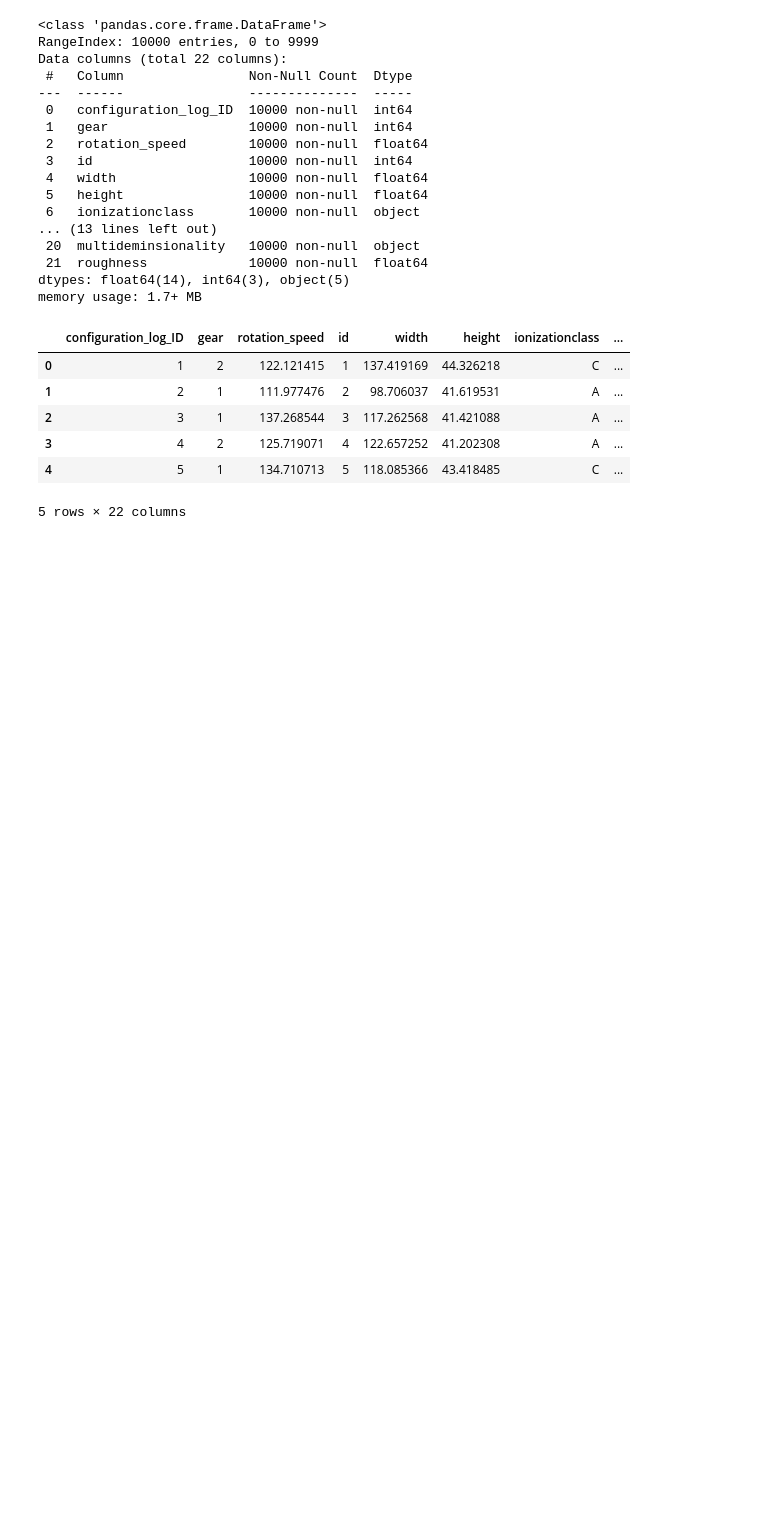
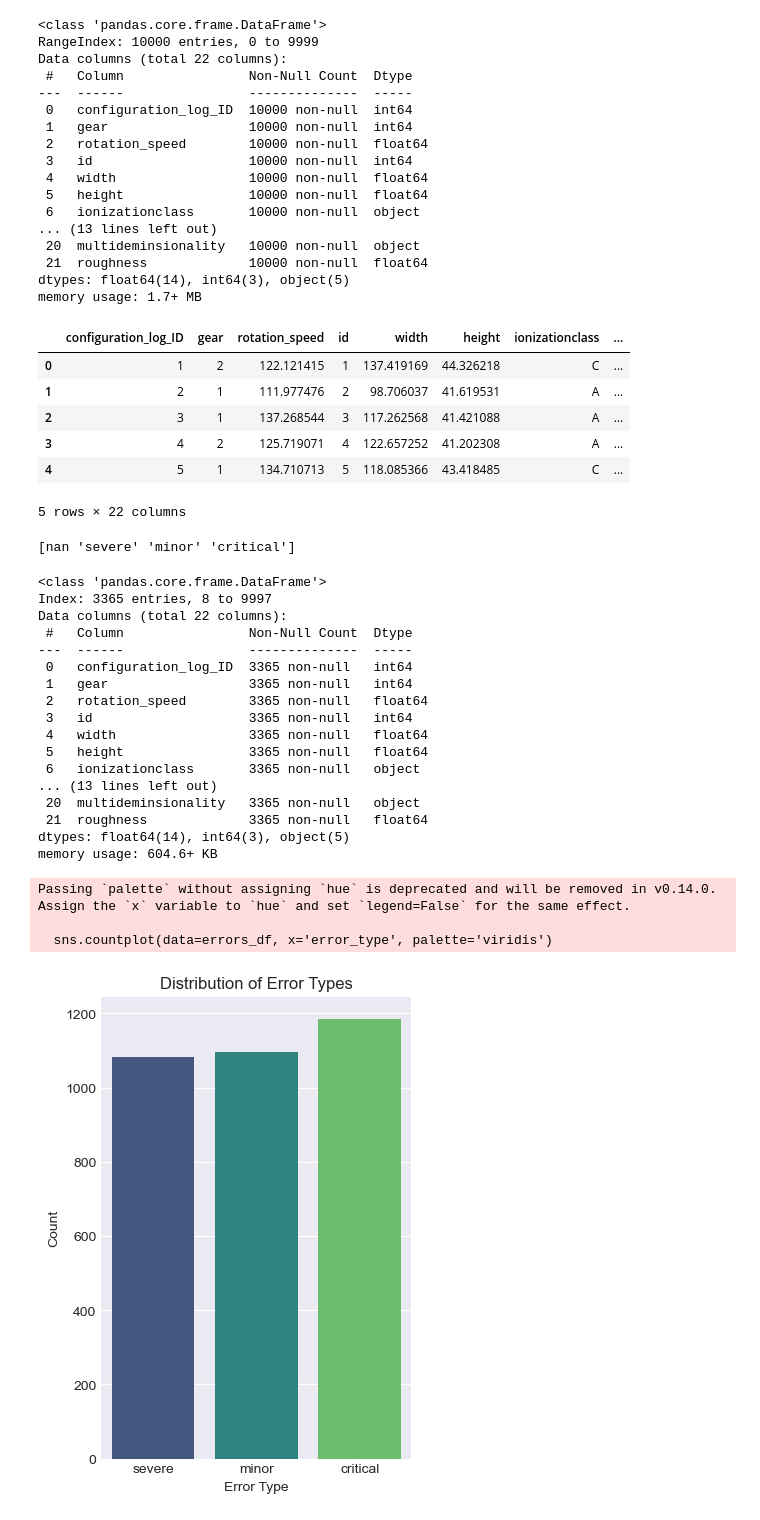
Before and after one commit to Parth-0804/ML_Presentation_Workspace, a Jupyter notebook: ML - SmartBuild Dataset/EDA_Machine_Production.ipynb, the cells around one changed output. Cells and saved outputs as stored; diff of their text form; code cells hidden in the pictures; blank space fills up the shorter version.

```diff
--- a/ML - SmartBuild Dataset/EDA_Machine_Production.ipynb
+++ b/ML - SmartBuild Dataset/EDA_Machine_Production.ipynb
@@ -67,3 +67,41 @@ memory usage: 1.7+ MB
 | 3 | 4 | 2 | 125.719071 | 4 | 122.657252 | 41.202308 | A | ... |
 | 4 | 5 | 1 | 134.710713 | 5 | 118.085366 | 43.418485 | C | ... |
 5 rows × 22 columns
+# %%
+# Show unique values to see what error types exist
+print(merged_df['error_type'].unique())
+# %% [output]
+[nan 'severe' 'minor' 'critical']
+# %%
+errors_df = merged_df[merged_df['error_type'].isin(['critical', 'severe', 'minor'])]
+errors_df.shape
+errors_df.info()
+# Plotting the distribution of error types
+plt.figure(figsize=(4, 6))
+sns.countplot(data=errors_df, x='error_type', palette='viridis')
+plt.title('Distribution of Error Types')
+plt.xlabel('Error Type')
+plt.ylabel('Count')
+plt.show()
+# %% [output]
+<class 'pandas.core.frame.DataFrame'>
+Index: 3365 entries, 8 to 9997
+Data columns (total 22 columns):
+ #   Column                Non-Null Count  Dtype
+---  ------                --------------  -----
+ 0   configuration_log_ID  3365 non-null   int64
+ 1   gear                  3365 non-null   int64
+ 2   rotation_speed        3365 non-null   float64
+ 3   id                    3365 non-null   int64
+ 4   width                 3365 non-null   float64
+ 5   height                3365 non-null   float64
+ 6   ionizationclass       3365 non-null   object
+... (13 lines left out)
+ 20  multideminsionality   3365 non-null   object
+ 21  roughness             3365 non-null   float64
+dtypes: float64(14), int64(3), object(5)
+memory usage: 604.6+ KB
+Passing `palette` without assigning `hue` is deprecated and will be removed in v0.14.0. Assign the `x` variable to `hue` and set `legend=False` for the same effect.
+
+  sns.countplot(data=errors_df, x='error_type', palette='viridis')
+[figure, added]
```
Also changed, not shown: parts of 3 cells of this notebook.
